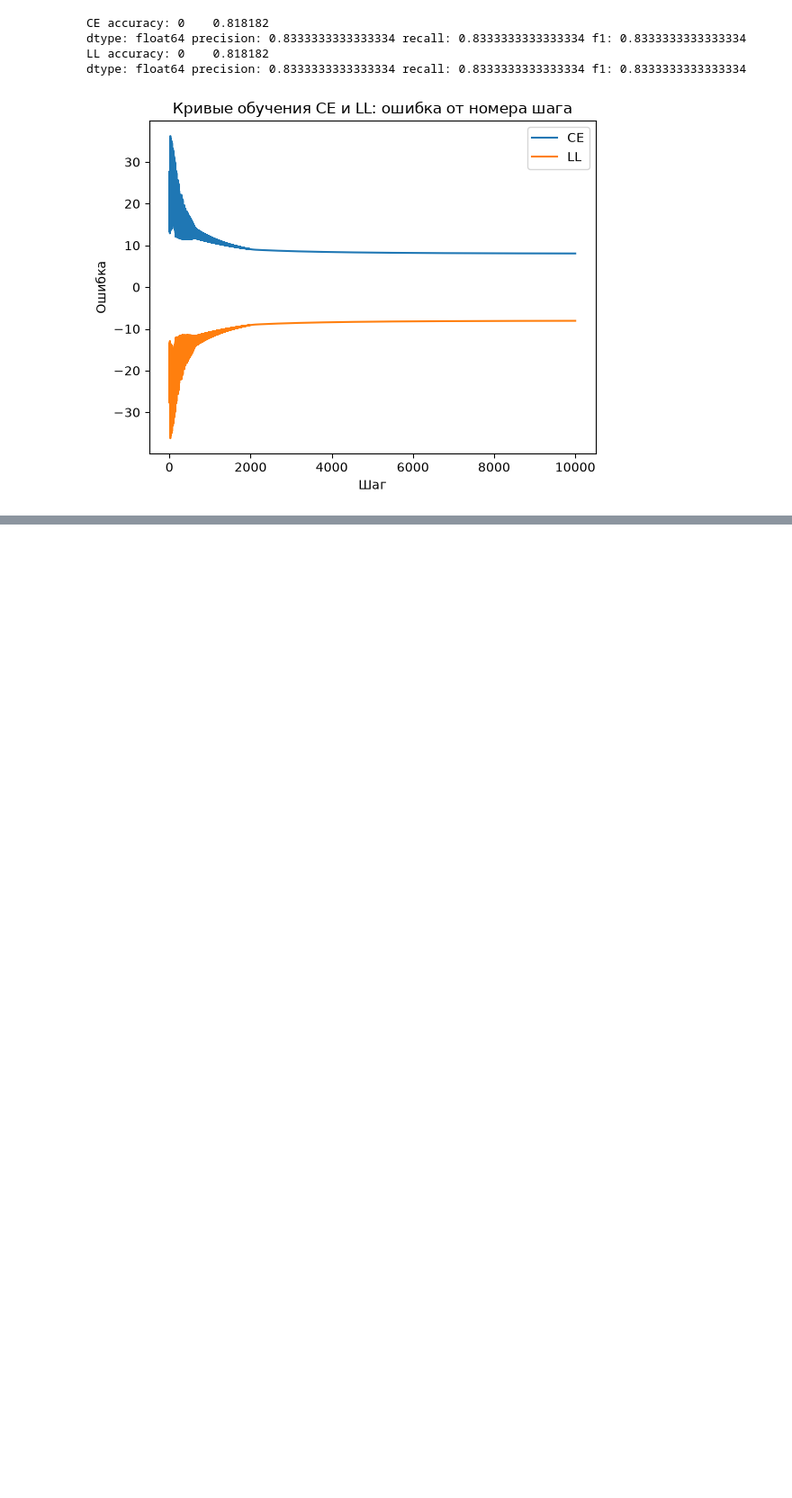
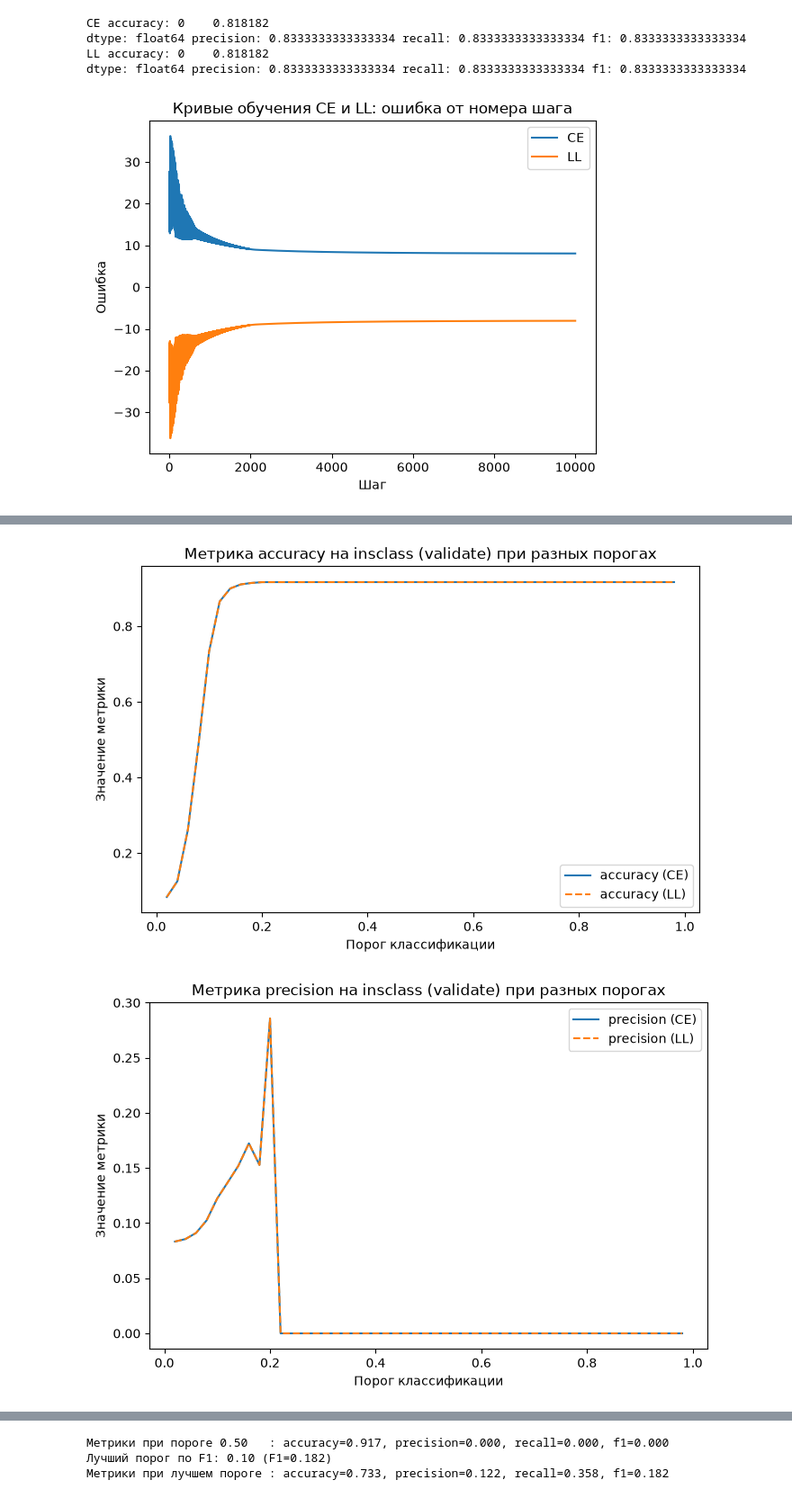
Before and after one commit to vladcheck/MIREA, a Jupyter notebook: 5C/AMODRPZ/tk7-8/Текущий контроль 4 - решение.ipynb, the cells around one changed output, grey strips where cells are left out. Shown at 90% size. Saved outputs shown, nothing was run; the diff lists cells and outputs as text; code cells hidden in the pictures; blank space fills up the shorter version.

```diff
--- a/5C/AMODRPZ/tk7-8/Текущий контроль 4 - решение.ipynb
+++ b/5C/AMODRPZ/tk7-8/Текущий контроль 4 - решение.ipynb
@@ -181,11 +222,20 @@ train.describe()
 # %%
 # StandardScaler fit только на train, чтобы не допустить утечки.
 # 10000 шагов, как в методичке.
-Xtr, ytr = scaled_matrix(train, scaler)
-Xva, yva = scaled_matrix(validate, scaler)
+# Строковые признаки -> 6 числовых столбцов целевым кодированием (маппинг по train).
+train_s, validate_s, _, _ = load_clean_split(TRAIN_CSV, with_string_cols=True)
+Xtr, ytr = scaled_matrix(train_s, scaler)
+Xva, yva = scaled_matrix(validate_s, scaler)
+Xtr = np.hstack([Xtr, encode_string_features(train_s, train_s)])
+Xva = np.hstack([Xva, encode_string_features(train_s, validate_s)])
+print("матрица признаков (train):", Xtr.shape)
 m_ll, m_ce = LogisticRegressionGD(), LogisticRegressionGD()
 t0 = time.time(); m_ll.fit(Xtr, ytr, max_steps=10000, Rtype="LL"); t_ll = time.time() - t0
 t0 = time.time(); m_ce.fit(Xtr, ytr, max_steps=10000, Rtype="CE"); t_ce = time.time() - t0
 for tag, m, t in [("LL", m_ll, t_ll), ("CE", m_ce, t_ce)]:
-    print(tag, f"{t:.1f} сек.", "train f1:", m.f1(Xtr, ytr), "validate accuracy:", float(np.asarray(m.accuracy(Xva, yva)).mean()), "validate f1:", m.f1(Xva, yva))
+    print(tag, f"{t:.1f} сек.", "train f1:", m.f1(Xtr, ytr),
+          "validate accuracy:", float(np.asarray(m.accuracy(Xva, yva)).mean()),
+          "validate precision:", m.precision(Xva, yva),
+          "validate recall:", m.recall(Xva, yva),
+          "validate f1:", m.f1(Xva, yva))
 # %% [output]
@@ -201,0 +261,31 @@ CE 14.5 сек. train f1: 0.0 validate accuracy: 0.9167842031029619 validate f1:
+# %%
+# Зависимость метрик от порога классификации (валидационная выборка insclass)
+thresholds = np.linspace(0.02, 0.98, 49)
+models = [("CE", m_ce), ("LL", m_ll)]
+curves = {}
+for tag, m in models:
+    proba = np.asarray(m.predict(Xva)).ravel()
+    curves[tag] = {
+        "accuracy": [float(((proba > thr) == yva).mean()) for thr in thresholds],
+        "precision": [float(m.precision(Xva, yva, threshold=thr)) for thr in thresholds],
+        "recall": [float(m.recall(Xva, yva, threshold=thr)) for thr in thresholds],
+        "f1": [float(m.f1(Xva, yva, threshold=thr)) for thr in thresholds],
+    }
+for name in ["accuracy", "precision", "recall", "f1"]:
+    plt.figure(figsize=(8, 5))
+    for tag, _ in models:
+        plt.plot(thresholds, curves[tag][name], "-" if tag == "CE" else "--",
+                 label=f"{name} ({tag})")
+    plt.title(f"Метрика {name} на insclass (validate) при разных порогах")
+    plt.xlabel("Порог классификации")
+    plt.ylabel("Значение метрики")
+    plt.legend()
+    plt.show()
+i05 = int(np.argmin(np.abs(thresholds - 0.5)))
+i_best = int(np.argmax(curves["CE"]["f1"]))
+print("Метрики при пороге 0.50   :", ", ".join(f"{n}={curves['CE'][n][i05]:.3f}" for n in curves["CE"]))
+print(f"Лучший порог по F1: {thresholds[i_best]:.2f} (F1={curves['CE']['f1'][i_best]:.3f})")
+print("Метрики при лучшем пороге :", ", ".join(f"{n}={curves['CE'][n][i_best]:.3f}" for n in curves["CE"]))
+# %% [output]
+[figure, added]
+[figure, added]
@@ -201,0 +294,3 @@ CE 14.5 сек. train f1: 0.0 validate accuracy: 0.9167842031029619 validate f1:
+Метрики при пороге 0.50   : accuracy=0.917, precision=0.000, recall=0.000, f1=0.000
+Лучший порог по F1: 0.10 (F1=0.182)
+Метрики при лучшем пороге : accuracy=0.733, precision=0.122, recall=0.358, f1=0.182
```
Also changed, not shown: parts of 21 cells of this notebook, 21 other files.
